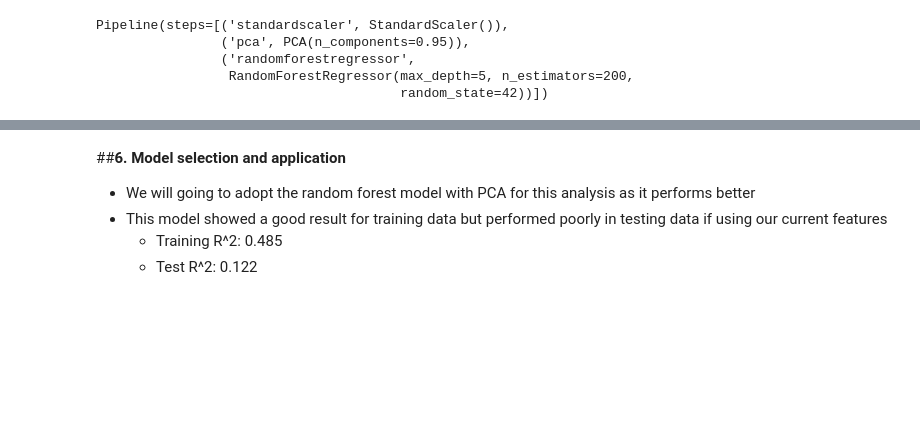
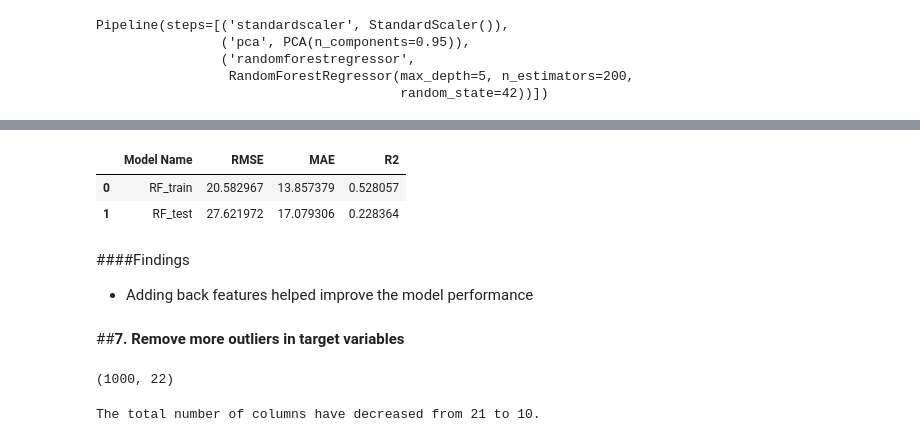
Before and after one commit to jiashenyue/ca-wui-pop-increase, a Jupyter notebook: analysis_notebook.ipynb, the cells around one changed output, grey strips where cells are left out. Drawn from its saved outputs; the diff is of its cells as text; code cells hidden in the pictures; blank space fills up the shorter version.

```diff
--- a/analysis_notebook.ipynb
+++ b/analysis_notebook.ipynb
@@ -1078,0 +1201,9 @@ Accuracy of best Gradient Booster Regression model is: 0.08659952660149506
+# %%
+# show evaluation regression metric
+def eval_regression(true, pred, name='Model'):
+  scores = pd.DataFrame()
+  scores['Model Name'] = [name]
+  scores['RMSE'] = [np.sqrt(mean_squared_error(true, pred))]
+  scores['MAE'] = [mean_absolute_error(true, pred)]
+  scores['R2'] = [r2_score(true, pred)]
+  return scores
@@ -1078,0 +1256,4 @@ Accuracy of best Gradient Booster Regression model is: 0.08659952660149506
+# %%
+# get rid of some irrelevant columns
+eda_df_num = eda_df.drop(columns=['geoid', 'trend','wui_class','county','region'],axis=1)
+eda_df_num.info()
@@ -1079 +1278,6 @@ Accuracy of best Gradient Booster Regression model is: 0.08659952660149506
+# %%
+# Split the data for validation
+X = eda_df_num.drop(columns=['percent_pop_change'],axis=1)
+y = eda_df_num['percent_pop_change']
+X_train, X_test, y_train, y_test = train_test_split(X, y, random_state=42)
 # %%
@@ -1106,4 +1311,5 @@ Pipeline(steps=[('standardscaler', StandardScaler()),
 # apply RF with PCA and record time
 %%time
 preds_pca = rf_pca.predict(X_test)
+preds_pca_train = rf_pca.predict(X_train)
 # %% [output]
@@ -1126,7 +1318,16 @@ Test R^2: 0.122
-# %% [markdown]
-##**6. Model selection and application**
-
-- We will going to adopt the random forest model with PCA for this analysis as it performs better
-- This model showed a good result for training data but performed poorly in testing data if using our current features
-  - Training R^2: 0.485
-  - Test R^2: 0.122
+# %%
+results_test = eval_regression(y_test, preds_pca, name = 'RF_test')
+results_train = eval_regression(y_train, preds_pca_train, name = 'RF_train')
+frames = [results_train, results_test]
+result_full_feature = pd.concat(frames,ignore_index=True)
+result_full_feature
+# %% [output]
+|  | Model Name | RMSE | MAE | R2 |
+| 0 | RF_train | 20.582967 | 13.857379 | 0.528057 |
+| 1 | RF_test | 27.621972 | 17.079306 | 0.228364 |
+# %% [markdown]
+####Findings
+
+- Adding back features helped improve the model performance
+# %% [markdown]
+##**7. Remove more outliers in target variables**
@@ -1132,0 +1340,5 @@ Test R^2: 0.122
+# %%
+# check data with low and extremely high values removed
+mod_df_fil.shape
+# %% [output]
+(1000, 22)
@@ -1132,0 +1351,14 @@ Test R^2: 0.122
+# %%
+# apply PCA
+# create a scaler
+scaler = StandardScaler()
+# Create a PCA object that will retain 95% of the variance when transforming
+pca = PCA(n_components = .95)
+# Combine the scaler and the PCA in a pipeline.
+scaler_pca = make_pipeline(scaler, pca)
+
+# Transform the training data and check shape of new features after applying PCA
+X_train_pca = scaler_pca.fit_transform(X_train)
+print(f'The total number of columns have decreased from {X_train.shape[1]} to {X_train_pca.shape[1]}.')
+# %% [output]
+The total number of columns have decreased from 21 to 10.
```
Also changed, not shown: parts of 63 cells of this notebook.
